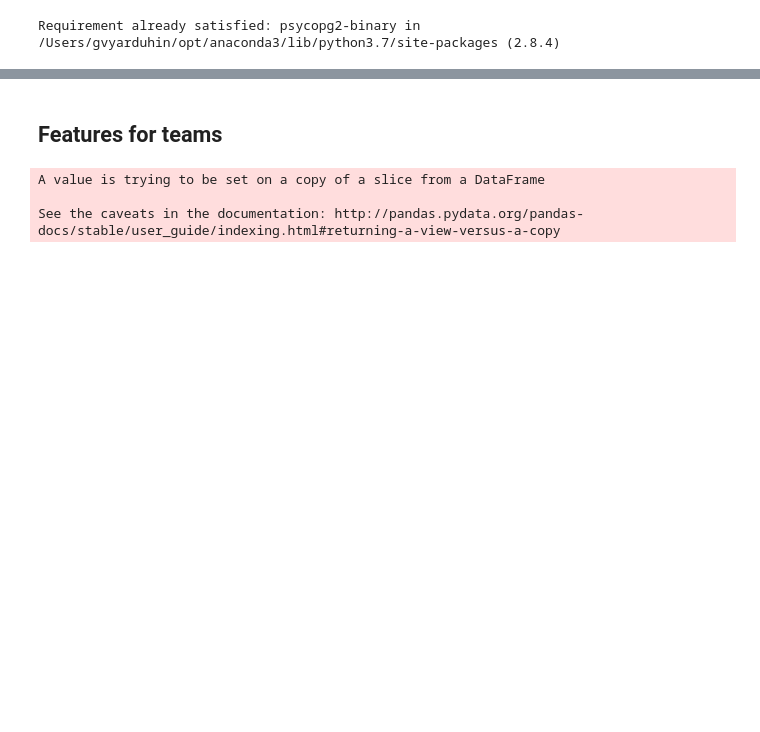
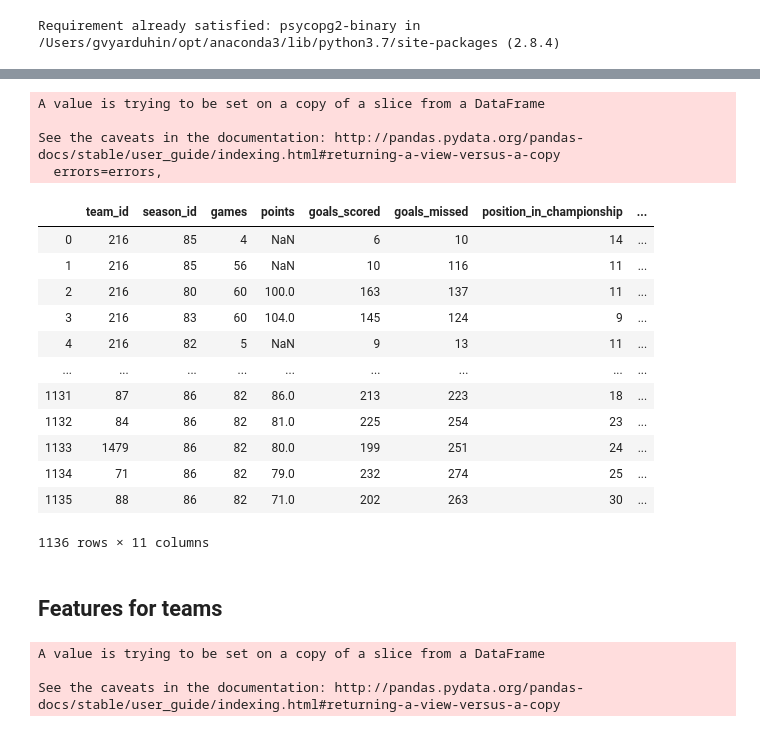
Before and after one commit to mcherdakov/hockey_stats, a Jupyter notebook: src/model1.ipynb, the cells around one changed output, grey strips where cells are left out. Cells and saved outputs as stored; diff of their text form; code cells hidden in the pictures; blank space fills up the shorter version.

```diff
--- a/src/model1.ipynb
+++ b/src/model1.ipynb
@@ -54,3 +54,27 @@ df_team_stats.sample(5)
+# %%
+df_temp = df_team_stats[:]
+df_temp.drop('id', axis=1, inplace=True)
+df_team_stats = df_temp.drop_duplicates(keep='first')
+df_team_stats = df_team_stats.reset_index(drop=True)
+df_team_stats
+# %% [output]
+A value is trying to be set on a copy of a slice from a DataFrame
+
+See the caveats in the documentation: http://pandas.pydata.org/pandas-docs/stable/user_guide/indexing.html#returning-a-view-versus-a-copy
+  errors=errors,
+|  | team_id | season_id | games | points | goals_scored | goals_missed | position_in_championship | ... |
+| 0 | 216 | 85 | 4 | NaN | 6 | 10 | 14 | ... |
+| 1 | 216 | 85 | 56 | NaN | 10 | 116 | 11 | ... |
+| 2 | 216 | 80 | 60 | 100.0 | 163 | 137 | 11 | ... |
+| 3 | 216 | 83 | 60 | 104.0 | 145 | 124 | 9 | ... |
+| 4 | 216 | 82 | 5 | NaN | 9 | 13 | 11 | ... |
+| ... | ... | ... | ... | ... | ... | ... | ... | ... |
+| 1131 | 87 | 86 | 82 | 86.0 | 213 | 223 | 18 | ... |
+| 1132 | 84 | 86 | 82 | 81.0 | 225 | 254 | 23 | ... |
+| 1133 | 1479 | 86 | 82 | 80.0 | 199 | 251 | 24 | ... |
+| 1134 | 71 | 86 | 82 | 79.0 | 232 | 274 | 25 | ... |
+| 1135 | 88 | 86 | 82 | 71.0 | 202 | 263 | 30 | ... |
+1136 rows × 11 columns
 # %% [markdown]
 ## Features for teams
 # %%
```
Also changed, not shown: parts of 10 cells of this notebook.
